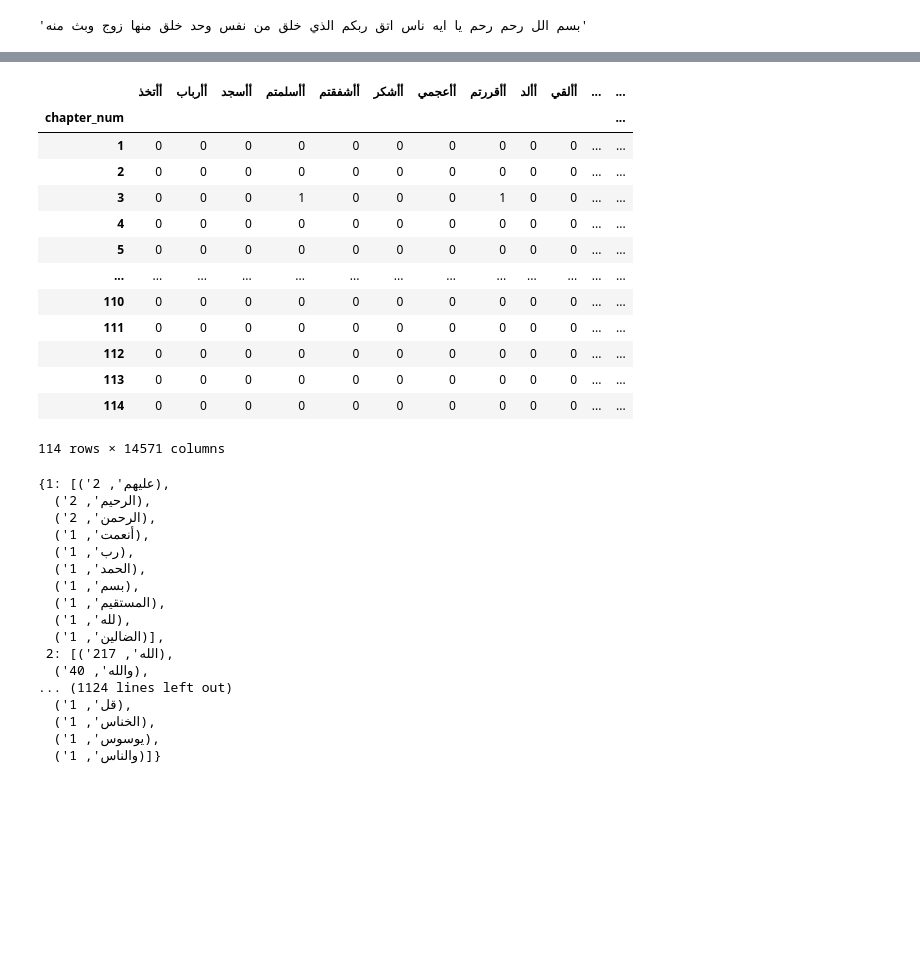
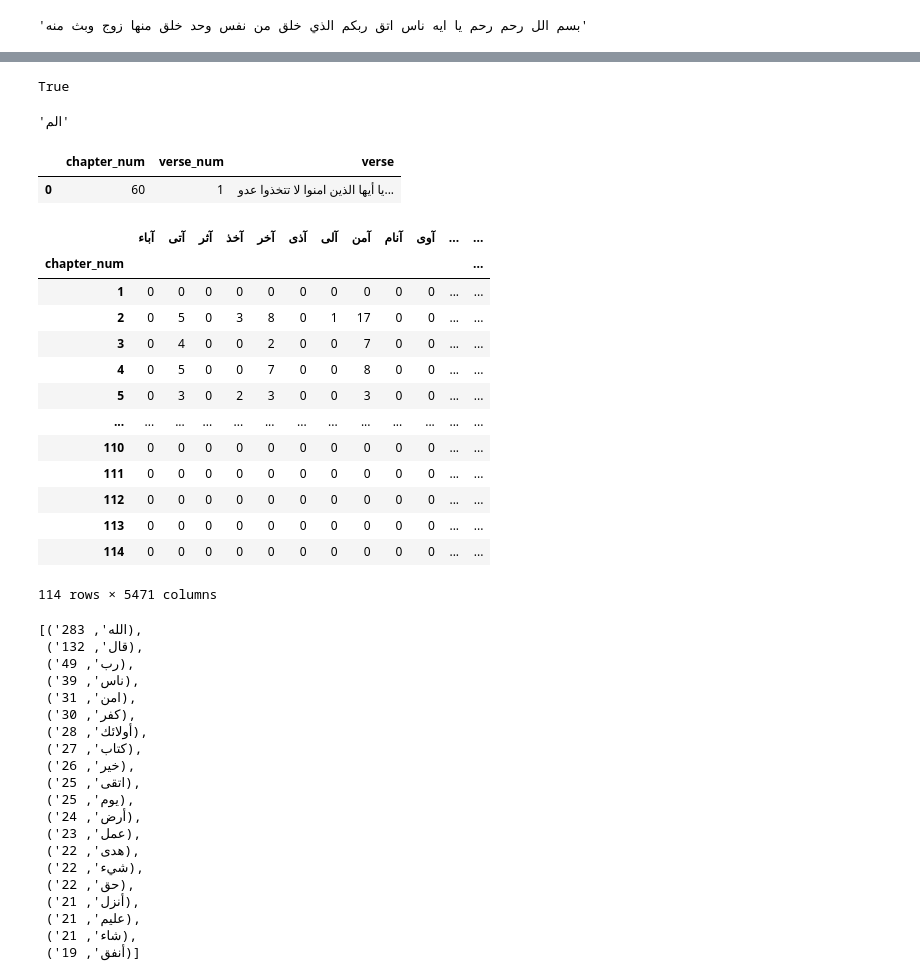
Before and after one commit to Saleh-Alabbas/search_engine_on_the_Quran, a Jupyter notebook: ml/data_cleaning.ipynb, the cells around one changed output, grey strips where cells are left out. Saved outputs shown, nothing was run; the diff lists cells and outputs as text; code cells hidden in the pictures; blank space fills up the shorter version.

Commit message:
stem search

```diff
--- a/ml/data_cleaning.ipynb
+++ b/ml/data_cleaning.ipynb
@@ -309,3 +302,5 @@ w= "بسم الله الرحمن الرحيم يا أيها الناس اتقو
 # %%
 from farasa.stemmer import FarasaStemmer
 stemmer = FarasaStemmer()
+by_chapter["stemmed"] = by_chapter.chapter_verses.apply(stemmer.stem)
+by_chapter
@@ -323,0 +339,8 @@ print(stemmed_text)
+# %%
+#if
+print(bool(re.search("بسم", quran_A.verse[0])))
+quran_A[["chapter_num", "verse_num", "verse"]].iloc[7]
+quran_A.verse.iloc[8]
+# %% [output]
+True
+'الم'
@@ -324,55 +371,64 @@ print(stemmed_text)
+# %%
+A=search("مرضاتي", quran_A )
+A
+# %% [output]
+|  | chapter_num | verse_num | verse |
+| 0 | 60 | 1 | يا أيها الذين امنوا لا تتخذوا عدو... |
 # %%
 from nltk.corpus import stopwords
 stopwords_list = stopwords.words('arabic')
 
 # We are going to create a document-term matrix using CountVectorizer, and exclude common English stop words
 from sklearn.feature_extraction.text import CountVectorizer
 
 cv = CountVectorizer(stop_words=stopwords_list)
-data_cv = cv.fit_transform(by_chapter.chapter_verses)
+data_cv = cv.fit_transform(by_chapter.stemmed)
 data_dtm = pd.DataFrame(data_cv.toarray(), columns=cv.get_feature_names())
 data_dtm.index = by_chapter.index
 data_dtm
 # %% [output]
-|  | أأتخذ | أأرباب | أأسجد | أأسلمتم | أأشفقتم | أأشكر | أأعجمي | أأقررتم | أألد | أألقي | ... | ... |
+|  | آباء | آتى | آثر | آخذ | آخر | آذى | آلى | آمن | آنام | آوى | ... | ... |
 | chapter_num |  |  |  |  |  |  |  |  |  |  |  | ... |
 | 1 | 0 | 0 | 0 | 0 | 0 | 0 | 0 | 0 | 0 | 0 | ... | ... |
-| 2 | 0 | 0 | 0 | 0 | 0 | 0 | 0 | 0 | 0 | 0 | ... | ... |
-| 3 | 0 | 0 | 0 | 1 | 0 | 0 | 0 | 1 | 0 | 0 | ... | ... |
-| 4 | 0 | 0 | 0 | 0 | 0 | 0 | 0 | 0 | 0 | 0 | ... | ... |
-| 5 | 0 | 0 | 0 | 0 | 0 | 0 | 0 | 0 | 0 | 0 | ... | ... |
+| 2 | 0 | 5 | 0 | 3 | 8 | 0 | 1 | 17 | 0 | 0 | ... | ... |
+| 3 | 0 | 4 | 0 | 0 | 2 | 0 | 0 | 7 | 0 | 0 | ... | ... |
+| 4 | 0 | 5 | 0 | 0 | 7 | 0 | 0 | 8 | 0 | 0 | ... | ... |
+| 5 | 0 | 3 | 0 | 2 | 3 | 0 | 0 | 3 | 0 | 0 | ... | ... |
 | ... | ... | ... | ... | ... | ... | ... | ... | ... | ... | ... | ... | ... |
 | 110 | 0 | 0 | 0 | 0 | 0 | 0 | 0 | 0 | 0 | 0 | ... | ... |
 | 111 | 0 | 0 | 0 | 0 | 0 | 0 | 0 | 0 | 0 | 0 | ... | ... |
 | 112 | 0 | 0 | 0 | 0 | 0 | 0 | 0 | 0 | 0 | 0 | ... | ... |
 | 113 | 0 | 0 | 0 | 0 | 0 | 0 | 0 | 0 | 0 | 0 | ... | ... |
 | 114 | 0 | 0 | 0 | 0 | 0 | 0 | 0 | 0 | 0 | 0 | ... | ... |
-114 rows × 14571 columns
+114 rows × 5471 columns
 # %%
 # Find the top 30 words said by each comedian
 top_dict = {}
 for c in data_dtm.T.columns:
-    top = data_dtm.T[c].sort_values(ascending=False).head(10)
+    top = data_dtm.T[c].sort_values(ascending=False).head(20)
     top_dict[c]= list(zip(top.index, top.values))
 
-top_dict
+top_dict[2]
 # %% [output]
-{1: [('عليهم', 2),
-  ('الرحيم', 2),
-  ('الرحمن', 2),
-  ('أنعمت', 1),
-  ('رب', 1),
-  ('الحمد', 1),
-  ('بسم', 1),
-  ('المستقيم', 1),
-  ('لله', 1),
-  ('الضالين', 1)],
- 2: [('الله', 217),
-  ('والله', 40),
-... (1124 lines left out)
-  ('قل', 1),
-  ('الخناس', 1),
-  ('يوسوس', 1),
-  ('والناس', 1)]}
+[('الله', 283),
+ ('قال', 132),
+ ('رب', 49),
+ ('ناس', 39),
+ ('امن', 31),
+ ('كفر', 30),
+ ('أولائك', 28),
+ ('كتاب', 27),
+ ('خير', 26),
+ ('اتقى', 25),
+ ('يوم', 25),
+ ('أرض', 24),
+ ('عمل', 23),
+ ('هدى', 22),
+ ('شيء', 22),
+ ('حق', 22),
+ ('أنزل', 21),
+ ('عليم', 21),
+ ('شاء', 21),
+ ('أنفق', 19)]
 # %%
 # Print the top 10 words in each chapter
```
Also changed, not shown: parts of 14 cells of this notebook.
